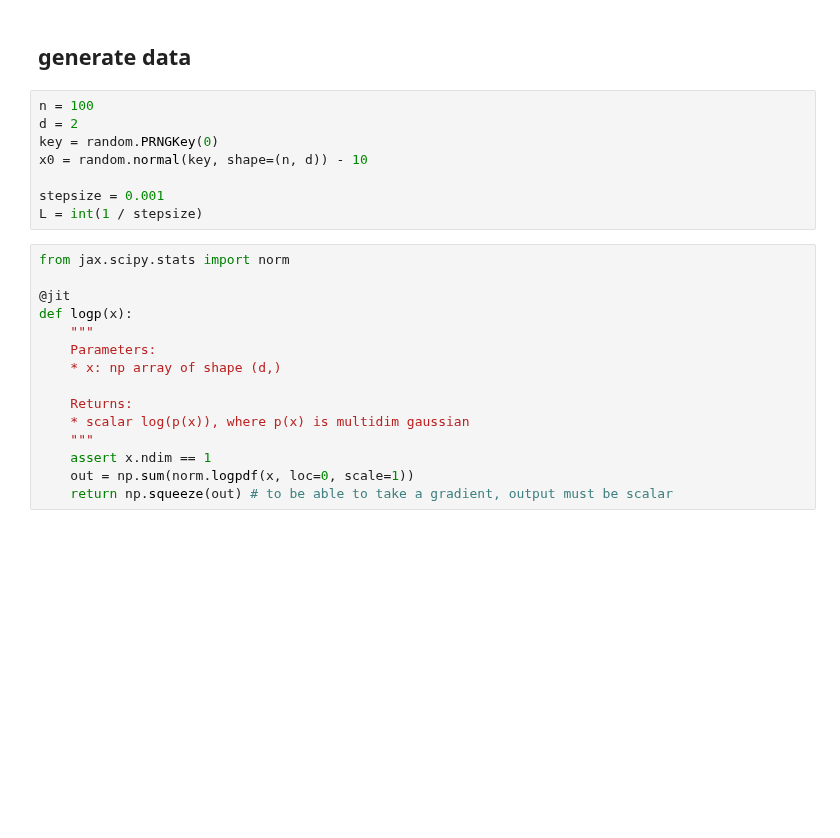
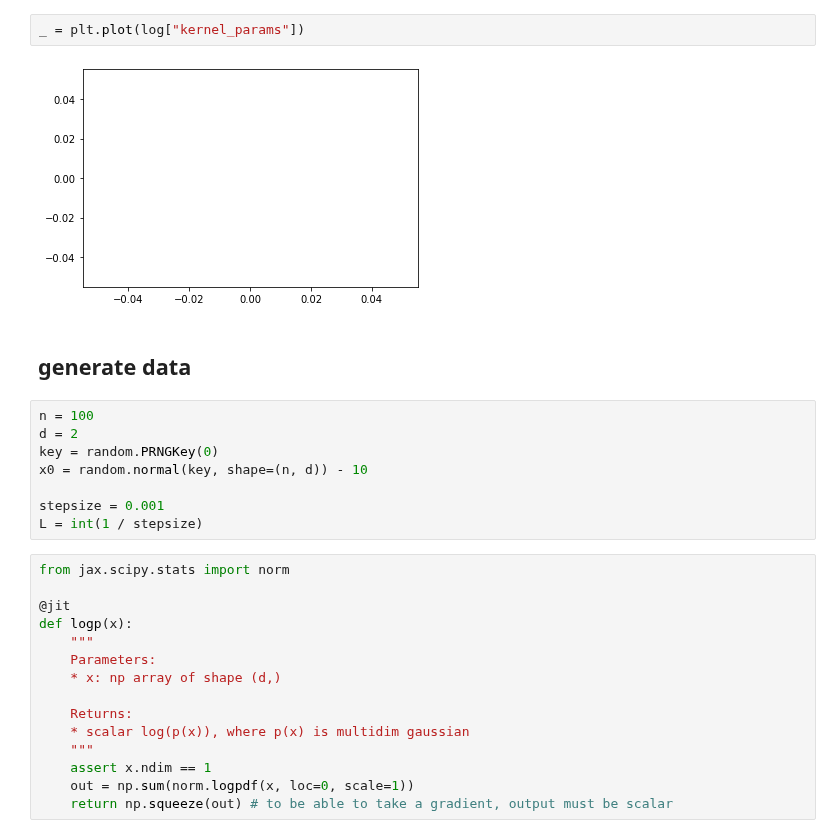
Before and after one commit to ratschlab/projects-2020-Neural-SVGD, a Jupyter notebook: Chasing errors.ipynb, the cells around one changed output. Cells and saved outputs as stored; diff of their text form; blank space fills up the shorter version.

```diff
--- a/Chasing errors.ipynb
+++ b/Chasing errors.ipynb
@@ -9,3 +114,7 @@ vkernel_param_update_rule = vmap(kernel_param_update_rule, 1)
+# %%
+_ = plt.plot(log["kernel_params"])
+# %% [output]
+[figure, added]
 # %% [markdown]
 ## generate data
 # %%
```
Also changed, not shown: parts of 26 cells of this notebook, 8 other files.
